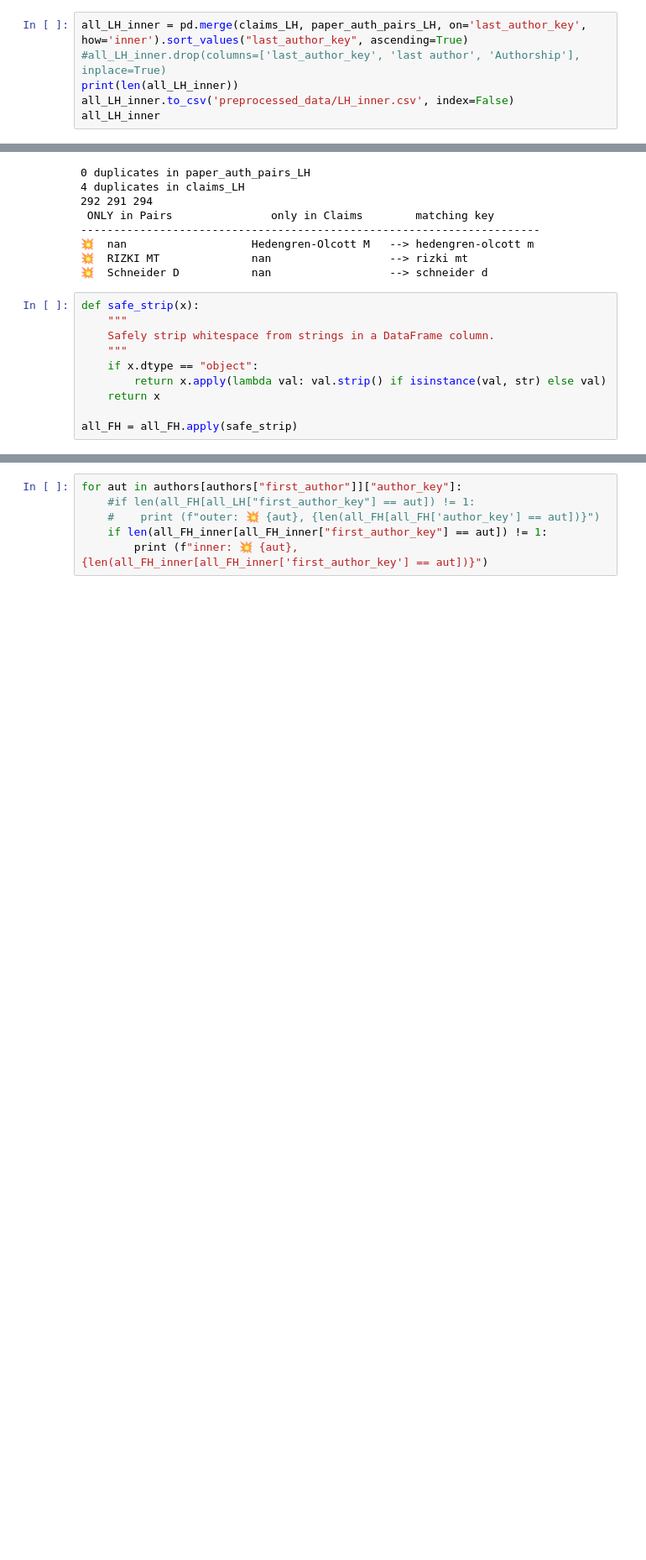
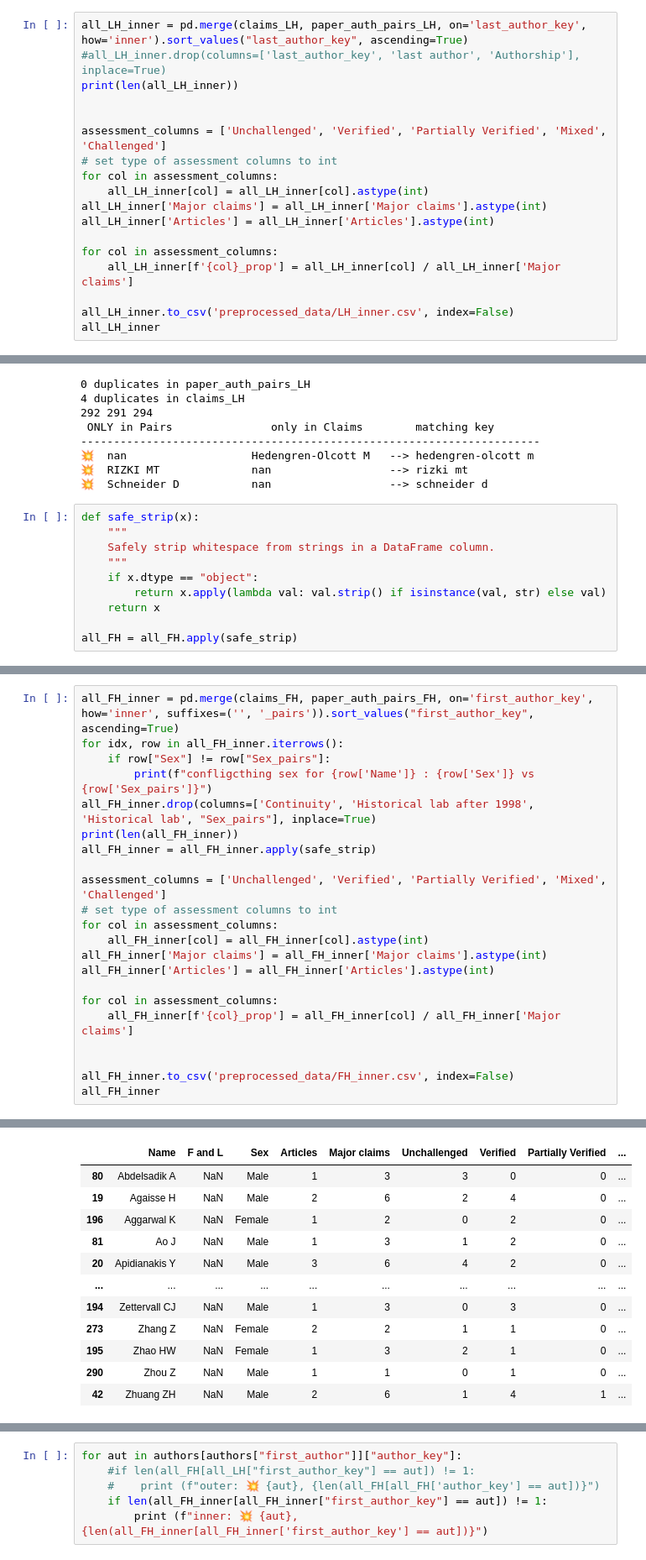
Before and after one commit to jcblemai/drosophila-reproducibility, a Jupyter notebook: preprocess.ipynb, the cells around one changed output, grey strips where cells are left out. Shown at 84% size. Cells and saved outputs as stored; diff of their text form; blank space fills up the shorter version.

```diff
--- a/preprocess.ipynb
+++ b/preprocess.ipynb
@@ -640,6 +640,18 @@ NameError: name 'printd' is not defined
 all_LH_inner = pd.merge(claims_LH, paper_auth_pairs_LH, on='last_author_key', how='inner').sort_values("last_author_key", ascending=True)
 #all_LH_inner.drop(columns=['last_author_key', 'last author', 'Authorship'], inplace=True)
 print(len(all_LH_inner))
+
+
+assessment_columns = ['Unchallenged', 'Verified', 'Partially Verified', 'Mixed', 'Challenged']
+# set type of assessment columns to int
+for col in assessment_columns:
+    all_LH_inner[col] = all_LH_inner[col].astype(int)
+all_LH_inner['Major claims'] = all_LH_inner['Major claims'].astype(int)
+all_LH_inner['Articles'] = all_LH_inner['Articles'].astype(int)
+
+for col in assessment_columns:
+    all_LH_inner[f'{col}_prop'] = all_LH_inner[col] / all_LH_inner['Major claims']
+
 all_LH_inner.to_csv('preprocessed_data/LH_inner.csv', index=False)
 all_LH_inner
 # %% [output]
@@ -772,0 +776,23 @@ all_FH_inner
+# %%
+all_FH_inner = pd.merge(claims_FH, paper_auth_pairs_FH, on='first_author_key', how='inner', suffixes=('', '_pairs')).sort_values("first_author_key", ascending=True)
+for idx, row in all_FH_inner.iterrows():
+    if row["Sex"] != row["Sex_pairs"]:
+        print(f"confligcthing sex for {row['Name']} : {row['Sex']} vs  {row['Sex_pairs']}")
+all_FH_inner.drop(columns=['Continuity', 'Historical lab after 1998', 'Historical lab', "Sex_pairs"], inplace=True)
+print(len(all_FH_inner))
+all_FH_inner = all_FH_inner.apply(safe_strip)
+
+assessment_columns = ['Unchallenged', 'Verified', 'Partially Verified', 'Mixed', 'Challenged']
+# set type of assessment columns to int
+for col in assessment_columns:
+    all_FH_inner[col] = all_FH_inner[col].astype(int)
+all_FH_inner['Major claims'] = all_FH_inner['Major claims'].astype(int)
+all_FH_inner['Articles'] = all_FH_inner['Articles'].astype(int)
+
+for col in assessment_columns:
+    all_FH_inner[f'{col}_prop'] = all_FH_inner[col] / all_FH_inner['Major claims']
+
+
+all_FH_inner.to_csv('preprocessed_data/FH_inner.csv', index=False)
+all_FH_inner
+# %% [output]
@@ -772,0 +816,12 @@ all_FH_inner
+|  | Name | F and L | Sex | Articles | Major claims | Unchallenged | Verified | Partially Verified | ... |
+| 80 | Abdelsadik A | NaN | Male | 1 | 3 | 3 | 0 | 0 | ... |
+| 19 | Agaisse H | NaN | Male | 2 | 6 | 2 | 4 | 0 | ... |
+| 196 | Aggarwal K | NaN | Female | 1 | 2 | 0 | 2 | 0 | ... |
+| 81 | Ao J | NaN | Male | 1 | 3 | 1 | 2 | 0 | ... |
+| 20 | Apidianakis Y | NaN | Male | 3 | 6 | 4 | 2 | 0 | ... |
+| ... | ... | ... | ... | ... | ... | ... | ... | ... | ... |
+| 194 | Zettervall CJ | NaN | Male | 1 | 3 | 0 | 3 | 0 | ... |
+| 273 | Zhang Z | NaN | Female | 2 | 2 | 1 | 1 | 0 | ... |
+| 195 | Zhao HW | NaN | Female | 1 | 3 | 2 | 1 | 0 | ... |
+| 290 | Zhou Z | NaN | Male | 1 | 1 | 0 | 1 | 0 | ... |
+| 42 | Zhuang ZH | NaN | Male | 2 | 6 | 1 | 4 | 1 | ... |
```
Also changed, not shown: parts of 10 cells of this notebook, 2 other files.
